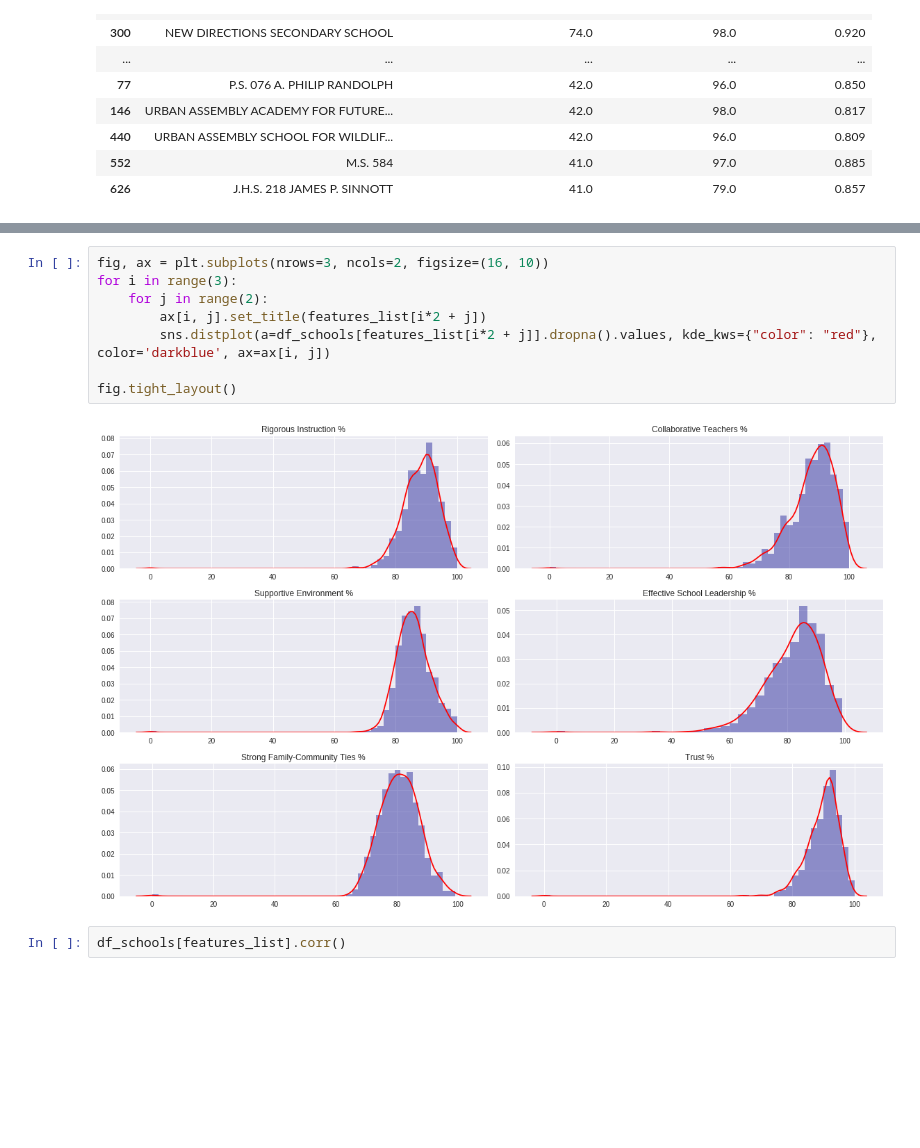
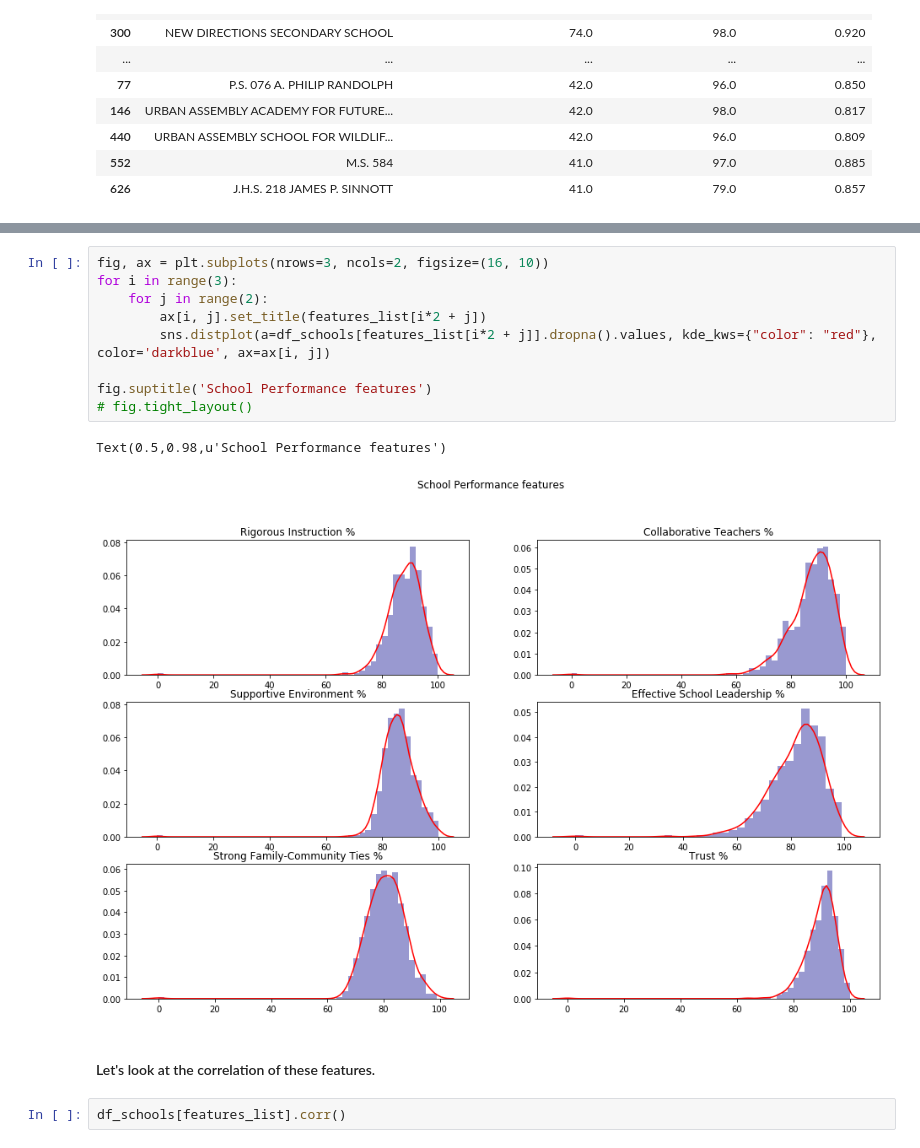
Before and after one commit to infocusp/passnyc_data_science_for_good, a Jupyter notebook: code/sandbox/falak/ds_for_good.ipynb, the cells around one changed output, grey strips where cells are left out. Cells and saved outputs as stored; diff of their text form; blank space fills up the shorter version.

```diff
--- a/code/sandbox/falak/ds_for_good.ipynb
+++ b/code/sandbox/falak/ds_for_good.ipynb
@@ -165,13 +186,17 @@ df_schools[['School Name'] + features_list ].head()
 # %%
 fig, ax = plt.subplots(nrows=3, ncols=2, figsize=(16, 10))
 for i in range(3):
     for j in range(2):
         ax[i, j].set_title(features_list[i*2 + j])
         sns.distplot(a=df_schools[features_list[i*2 + j]].dropna().values, kde_kws={"color": "red"}, color='darkblue', ax=ax[i, j])
 
-fig.tight_layout()
+fig.suptitle('School Performance features')
+# fig.tight_layout()
 # %% [output]
+Text(0.5,0.98,u'School Performance features')
-[figure, old version]
+[figure, new version]
+# %% [markdown]
+#### Let's look at the correlation of these features.
 # %%
 df_schools[features_list].corr()
 # %% [output]
```
Also changed, not shown: parts of 64 cells of this notebook.
